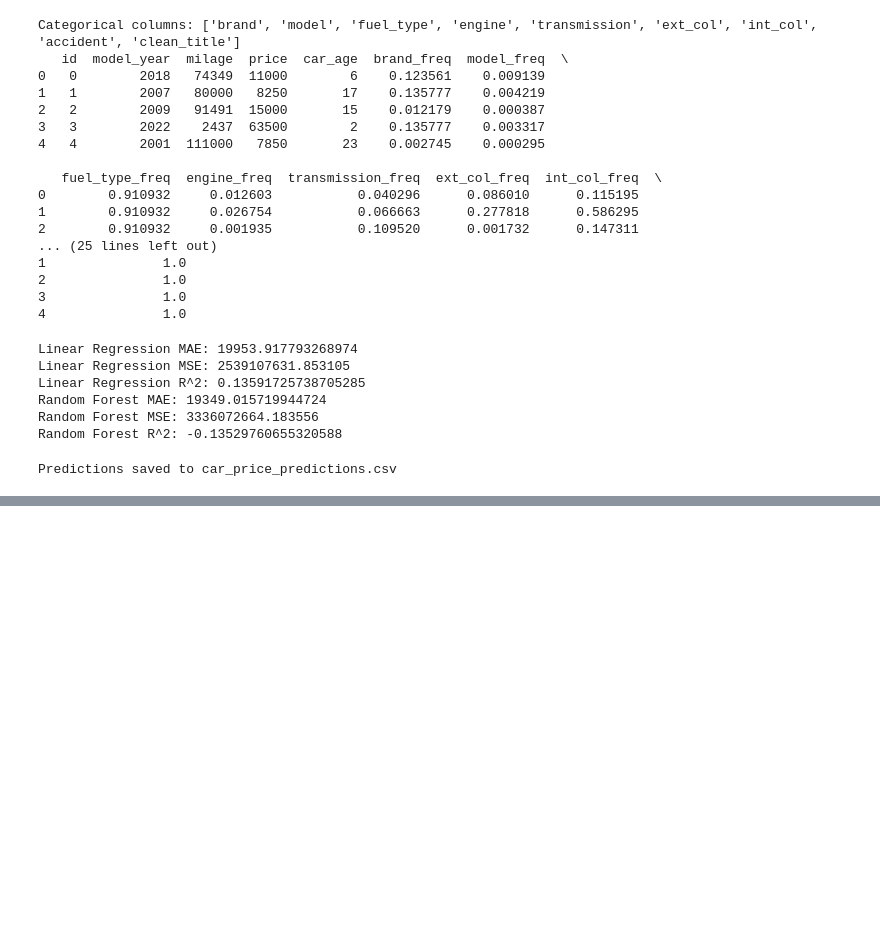
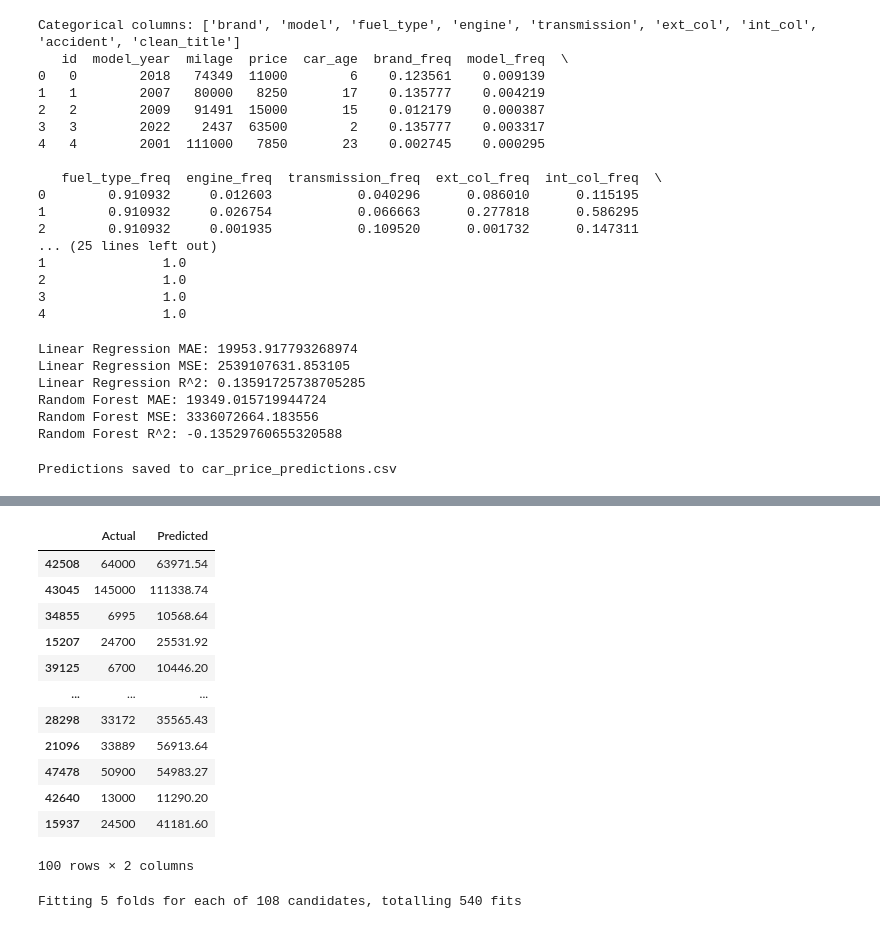
Before and after one commit to agu06/KaggleX-AI-ML-Skill-Assessment-Challenge, a Jupyter notebook: KaggleX_Skill_Assessment_Challenge_I.ipynb, the cells around one changed output, grey strips where cells are left out. Saved outputs shown, nothing was run; the diff lists cells and outputs as text; code cells hidden in the pictures; blank space fills up the shorter version.

```diff
--- a/KaggleX_Skill_Assessment_Challenge_I.ipynb
+++ b/KaggleX_Skill_Assessment_Challenge_I.ipynb
@@ -372,0 +349,57 @@ SyntaxError: invalid syntax (<ipython-input-32-5f4f02a4877a>, line 1)
+# %%
+df = pd.DataFrame({'Actual': y_valid, 'Predicted': y_pred_rf})
+df.head(100)
+# %% [output]
+|  | Actual | Predicted |
+| 42508 | 64000 | 63971.54 |
+| 43045 | 145000 | 111338.74 |
+| 34855 | 6995 | 10568.64 |
+| 15207 | 24700 | 25531.92 |
+| 39125 | 6700 | 10446.20 |
+| ... | ... | ... |
+| 28298 | 33172 | 35565.43 |
+| 21096 | 33889 | 56913.64 |
+| 47478 | 50900 | 54983.27 |
+| 42640 | 13000 | 11290.20 |
+| 15937 | 24500 | 41181.60 |
+100 rows × 2 columns
+# %%
+from sklearn.model_selection import GridSearchCV
+
+#Define the parameter grid
+param_grid = {
+    'n_estimators': [100, 200, 300],
+    'max_depth': [None, 10, 20, 30],
+    'min_samples_split': [2, 5, 10],
+    'min_samples_leaf': [1, 2, 4]
+}
+
+#Create a Random Forest Regressor
+rf_model = RandomForestRegressor(random_state=42)
+
+#Perform Grid Search
+grid_search = GridSearchCV(estimator=rf_model, param_grid=param_grid, cv=5, n_jobs=-1, verbose=2)
+grid_search.fit(X_train, y_train)
+
+#Print the best parameters
+print("Best parameters found: ", grid_search.best_params)
+
+#Evaluate the model with the best parameters
+best_rf_model = grid_search.best_estimator_
+y_pred_best_rf = best_rf_model.predict(X_valid)
+
+print('Tuned Random Forest MAE:', mean_absolute_error(y_valid, y_pred_best_rf))
+print('Tuned Random Forest MSE:', mean_squared_error(y_valid, y_pred_best_rf))
+print('Tuned Random Forest R^2:', r2_score(y_valid, y_pred_best_rf))
+
+#Generate predictions on the test data with the best model
+test_predictions = best_rf_model.predict(test)
+
+#Create a DataFrame for the predictions
+predictions_df = original_test.copy()
+predictions_df['price'] = test_predictions
+
+#Save the predictions to a new CSV file
+predictions_df.to_csv('car_price_predictions.csv', index=False)
+# %% [output]
+Fitting 5 folds for each of 108 candidates, totalling 540 fits
```
Also changed, not shown: parts of 7 cells of this notebook.
